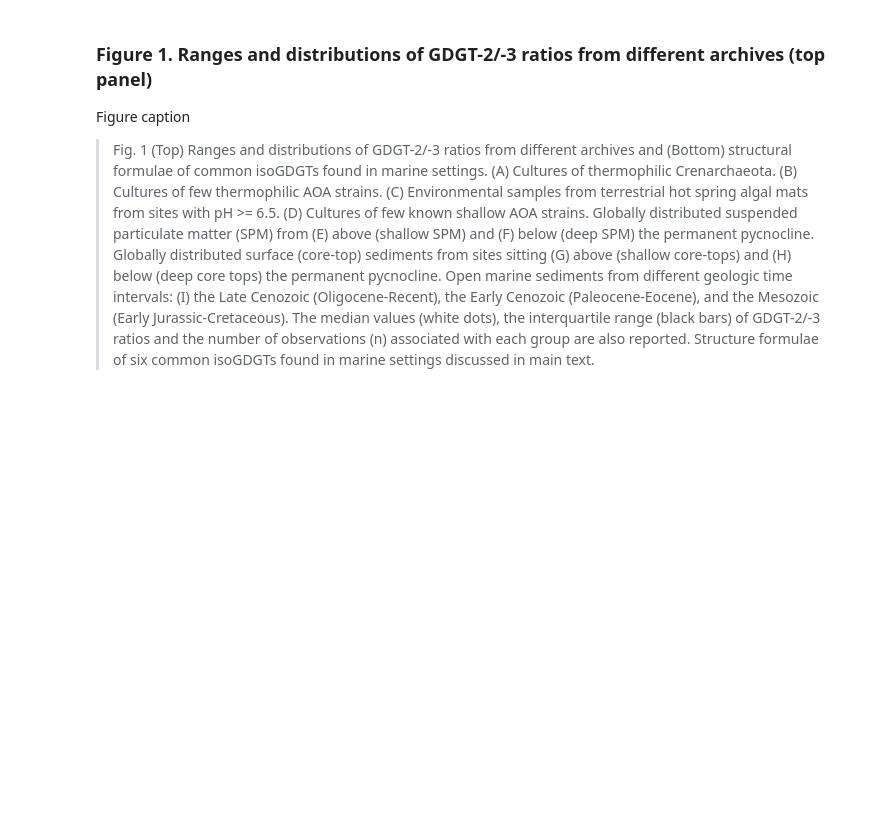
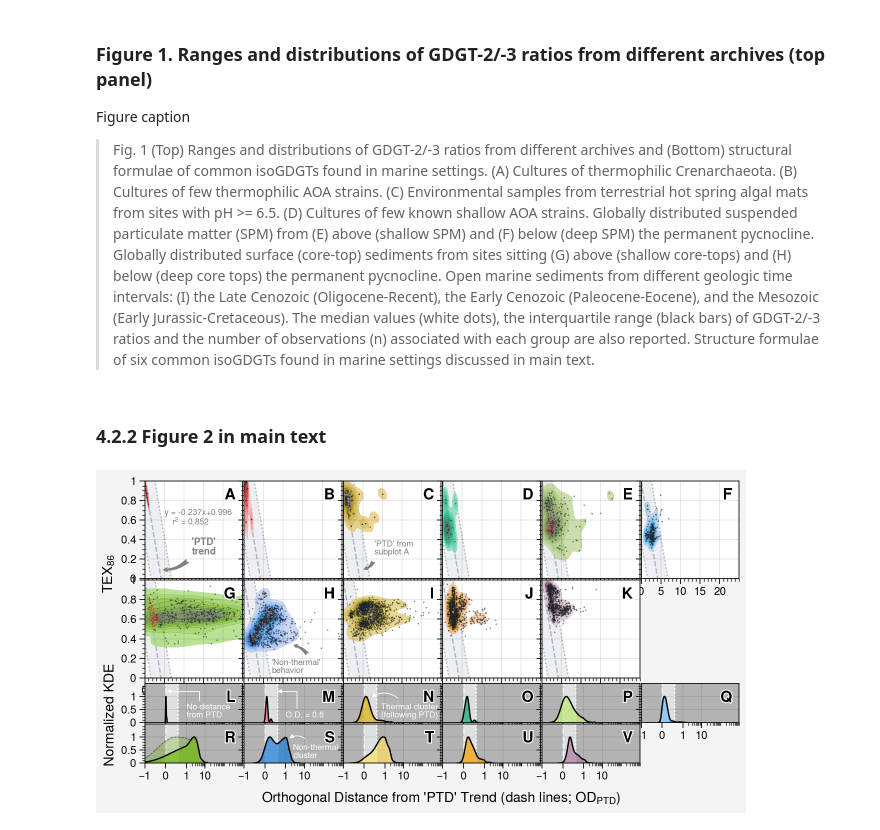
Before and after one commit to PaleoLipidRR/marine-AOA-GDGT-distribution, a Jupyter notebook: PNAS_pythonCodeS2_BeyondTEX86_Analytics_Visualizations_RR.ipynb, the cells around one changed output. Cells and saved outputs as stored; diff of their text form; code cells hidden in the pictures; blank space fills up the shorter version.

```diff
--- a/PNAS_pythonCodeS2_BeyondTEX86_Analytics_Visualizations_RR.ipynb
+++ b/PNAS_pythonCodeS2_BeyondTEX86_Analytics_Visualizations_RR.ipynb
@@ -272,10 +276,10 @@ colors_mapping = {'Culture - Hot spring':'red9',
                   'Culture - ThAOA':'red5',
                   'Culture - AOA':'teal7',
                   'Hot spring':'gold',  #yellow Hot Springs #EDC948
-                  'Shallow SPMs':'lime3', #lightgreen Water-column SPM (0-100m)
-                  'Deep SPMs':'lime7', #green Water-column SPM
-                  'Shallow core tops':'blue3',  #light blue Core Top (0-100m)
-                  'Deep core tops':'blue7',  #blue Core Top
+                  'Shallow SPM':'lime3', #lightgreen Water-column SPM (0-100m)
+                  'Deep SPM':'lime7', #green Water-column SPM
+                  'Shallow core top':'blue3',  #light blue Core Top (0-100m)
+                  'Deep core top':'blue7',  #blue Core Top
                   'Late Cenozoic':'yellow3',  #light organge Late Cenozoic
                   'Early Cenozoic':'yellow7',  #orange Early Cenozoic
                   'Mesozoic':'#B07AA1',  #purple Mesozoic
@@ -284,10 +288,10 @@ plots_mapping = {'Culture - Hot spring':0,
                  'Culture - ThAOA':1,
                  'Culture - AOA':3,
                  'Hot spring':2,
-                 'Shallow SPMs':4,
-                 'Deep SPMs':6,
-                 'Shallow core tops':5,
-                 'Deep core tops':7,
+                 'Shallow SPM':4,
+                 'Deep SPM':6,
+                 'Shallow core top':5,
+                 'Deep core top':7,
                  'Late Cenozoic':8,
                  'Early Cenozoic':9,
                  'Mesozoic':10,
@@ -297,10 +301,10 @@ names_mapping={'Culture - Hot spring':r'$\it{Crenarchaeota}$ cultures',
                'Culture - ThAOA':'Thermophilic AOA cultures',
                'Culture - AOA':'Shallow AOA cultures',
                'Hot spring':'Hot spring algal mats',
-               'Shallow SPMs':'Shallow SPMs',
-               'Deep SPMs':'Deep SPMs',
-               'Shallow core tops':'Shallow core tops',
-               'Deep core tops':'Deep core tops',
+               'Shallow SPM':'Shallow SPM',
+               'Deep SPM':'Deep SPM',
+               'Shallow core top':'Shallow core tops',
+               'Deep core top':'Deep core tops',
                'Late Cenozoic':'Late Cenozoic',
                'Early Cenozoic':'Early Cenozoic',
                'Mesozoic':'Mesozoic',
@@ -402,3 +405,5 @@ fig1_mainText_PNAS_MarineAOA()
 ### Figure 1. Ranges and distributions of GDGT-2/-3 ratios from different archives (top panel)
 Figure caption
 >Fig. 1 (Top) Ranges and distributions of GDGT-2/-3 ratios from different archives and (Bottom) structural formulae of common isoGDGTs found in marine settings. (A) Cultures of thermophilic Crenarchaeota. (B) Cultures of few thermophilic AOA strains. (C) Environmental samples from terrestrial hot spring algal mats from sites with pH >= 6.5. (D) Cultures of few known shallow AOA strains. Globally distributed suspended particulate matter (SPM) from (E) above (shallow SPM) and (F) below (deep SPM) the permanent pycnocline. Globally distributed surface (core-top) sediments from sites sitting (G) above (shallow core-tops) and (H) below (deep core tops) the permanent pycnocline. Open marine sediments from different geologic time intervals: (I) the Late Cenozoic (Oligocene-Recent), the Early Cenozoic (Paleocene-Eocene), and the Mesozoic (Early Jurassic-Cretaceous). The median values (white dots), the interquartile range (black bars) of GDGT-2/-3 ratios and the number of observations (n) associated with each group are also reported. Structure formulae of six common isoGDGTs found in marine settings discussed in main text.
+# %% [markdown]
+### **4.2.2 Figure 2 in main text**
@@ -404,0 +732,4 @@ Figure caption
+# %%
+fig2_mainText_PNAS_MarineAOA()
+# %% [output]
+[figure, added]
```
Also changed, not shown: parts of 5 cells of this notebook.
